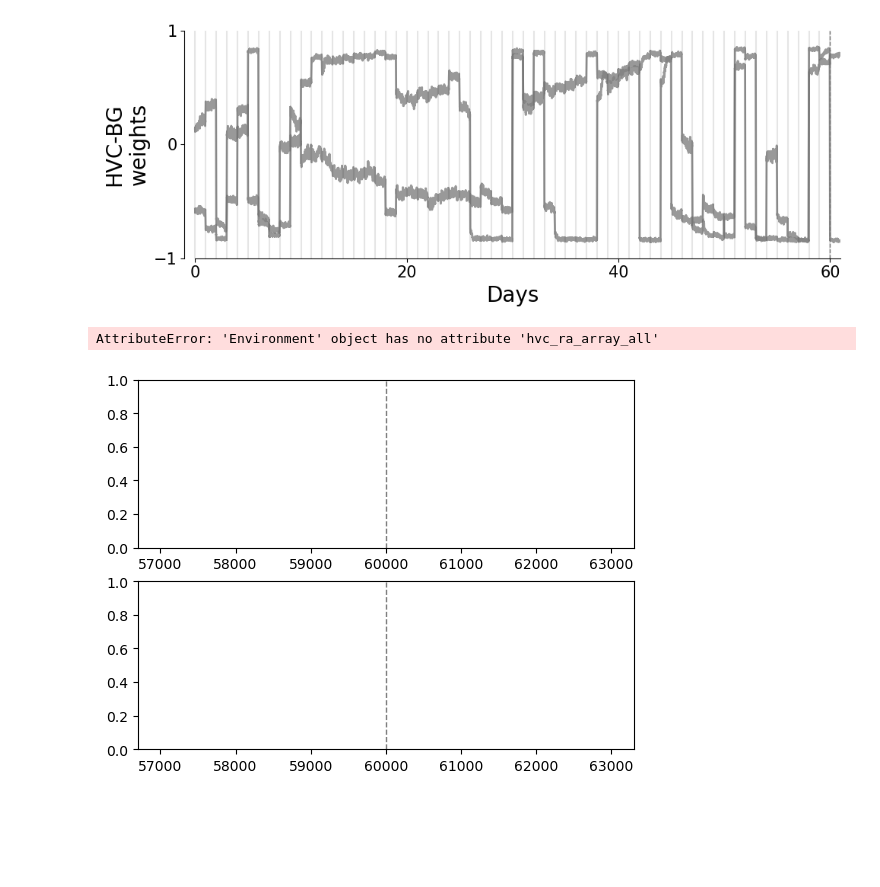
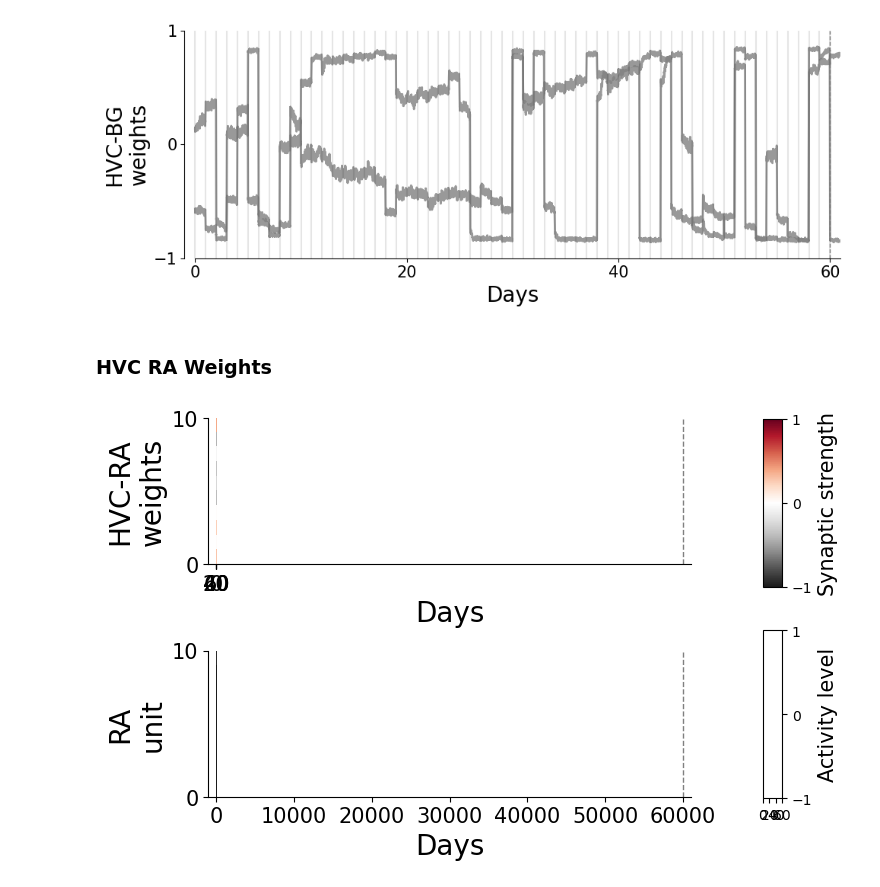
Before and after one commit to atharvsuryawanshi12/Dual_Pathway_RL_songbird, a Jupyter notebook: JSON/for_figures.ipynb, the cells around one changed output. Cells and saved outputs as stored; diff of their text form; code cells hidden in the pictures; blank space fills up the shorter version.

```diff
--- a/JSON/for_figures.ipynb
+++ b/JSON/for_figures.ipynb
@@ -675,18 +677,67 @@ def plot_BG_volatility(obj):
 plot_BG_volatility(obj)
 # %% [output]
 [figure]
-# %%
-def plot_HL2(obj):
-    figure, (ax1, ax2) = plt.subplots(2,1)
-    ax1.axvline(x=N_DAYS_INTACT * N_DAILY_MOTIFS, linestyle='--', color='grey', lw=1)
-    ax2.axvline(x=N_DAYS_INTACT * N_DAILY_MOTIFS, linestyle='--', color='grey', lw=1)
-    cm = plt.cm.get_cmap('RdGy_r')
-    im1 = ax1.imshow(obj.hvc_ra_array_all[:,:], cmap=cm, aspect='auto', interpolation='none')
-# %%
-plot_HL2(obj)
-# %% [output]
-AttributeError: 'Environment' object has no attribute 'hvc_ra_array_all'
-[figure, removed]
+# %% [markdown]
+### HVC RA Weights
+# %%
+def plot_HL2(obj):
+    figure, (ax1, ax2) = plt.subplots(2,1)
+    ax1.axvline(x=N_DAYS_INTACT * N_DAILY_MOTIFS, linestyle='--', color='grey', lw=1)
+    ax2.axvline(x=N_DAYS_INTACT * N_DAILY_MOTIFS, linestyle='--', color='grey', lw=1)
+    cm = plt.cm.get_cmap('RdGy_r')
+
+    plot_array1 = obj.hvc_ra_array_all.reshape(DAYS*N_DAILY_MOTIFS, N_SYLL, obj.hvc_size*obj.ra_size)
+    im1 = ax1.imshow(plot_array1[:,0,:10].T, cmap=cm, aspect='auto', interpolation='none', extent=[0,61,0,10])
+
+    plot_array2 = obj.ra_all.reshape(DAYS*N_DAILY_MOTIFS, N_SYLL, obj.ra_size)
+    im2 = ax2.imshow(plot_array2[:,0,:10].T, cmap=cm, aspect='auto', interpolation='none', extent=[0,61,0,10])
+
+    # figure.subplots_adjust(right=1.2)
+    cbar_ax = figure.add_axes([1.05, 0.6, 0.03, 0.35])
+    cbar = figure.colorbar(im2, cax=cbar_ax)
+    cbar.set_label('Synaptic strength', fontsize=15)
+    cbar.set_ticks([-1, 0, 1])
+
+    # figure.subplots_adjust(right=1.2)
+    cbar_ax = figure.add_axes([1.05, 0.16, 0.03, 0.35])
+    cbar = figure.colorbar(im2, cax=cbar_ax)
+    cbar.set_label('Activity level', fontsize=15)
+    cbar.set_ticks([-1, 0, 1])
+
+    ax1.spines['top'].set_visible(False)
+    ax1.spines['right'].set_visible(False)
+    ax1.get_xaxis().set_ticks([])
+    ax1.tick_params(labelsize=15)
+    ax1.set_yticks([0, 10])
+    ax1.set_xlim(-N_DAILY_MOTIFS, DAYS*N_DAILY_MOTIFS)
+    ax1.set_ylim(0, 10)
+
+    ax1.set_xlabel('Days', fontsize=20)
+    ax1.get_xaxis().set_ticks([0, 20, 40, 60])
+    # ax1.spines['bottom'].set_bounds(0, obj.n_days+obj.n_lesioned_days)
+
+    ax2.set_ylim(0, 10)
+    ax2.set_xlabel('Days', fontsize=20)
+    ax2.set_yticks([0, 10])
+    ax2.tick_params(labelsize=15)
+    ax2.set_xlim(-N_DAILY_MOTIFS, DAYS*N_DAILY_MOTIFS)
+    # ax2.ti
+    ax2.spines['top'].set_visible(False)
+    ax2.spines['right'].set_visible(False)
+    # ax2.spines['bottom'].set_bounds(0, obj.n_days+obj.n_lesioned_days)
+
+    ax1.set_ylabel('HVC-RA\nweights', fontsize=20)
+    ax2.set_ylabel('RA\nunit', fontsize=20)
+    plt.xticks(range(0, N_DAILY_MOTIFS*DAYS, 20*N_DAILY_MOTIFS), np.arange(0, DAYS, 20))
+    plt.tight_layout()
+
+
+
+# print(obj.hvc_ra_array_all.shape)
+# print(obj.hvc_ra_array_all.reshape(DAYS*N_DAILY_MOTIFS, N_SYLL, obj.hvc_size*obj.ra_size).shape)
+plot_HL2(obj)
+# %% [output]
+[figure, added]
 # %%
 # plot_trajectory(0)
 # plot_trajectory(1)
```
Also changed, not shown: parts of 1 cell of this notebook, 1 other file.
